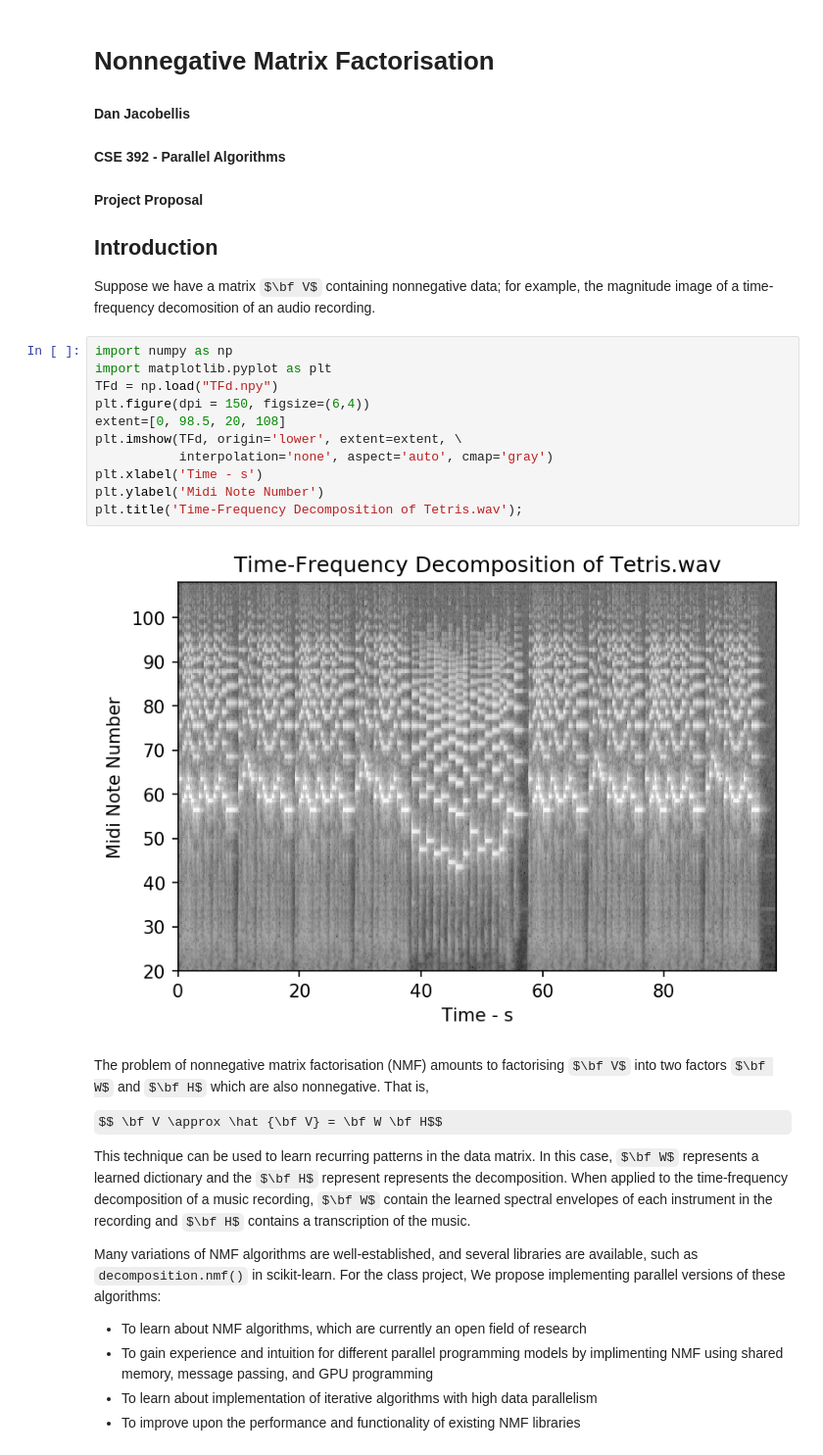
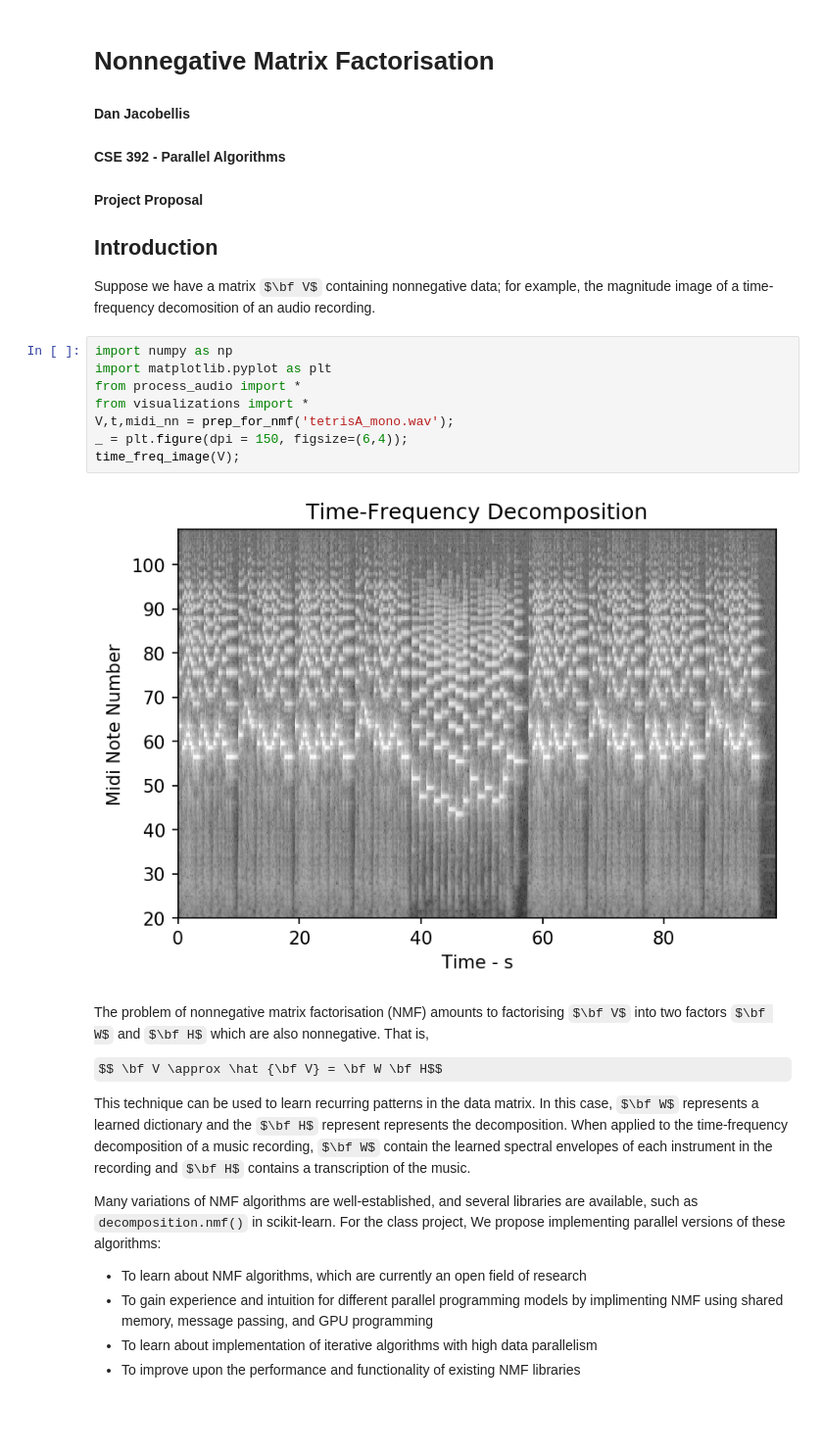
Before and after one commit to danjacobellis/parallel-nmf, a Jupyter notebook: proposal.ipynb, the cells around one changed output. Shown at 98% size. Drawn from its saved outputs; the diff is of its cells as text; some formulas as TeX source; blank space fills up the shorter version.

Commit message:
refactored code and added visualization of W and H

```diff
--- a/proposal.ipynb
+++ b/proposal.ipynb
@@ -6,19 +6,16 @@
 
 ## Introduction
 Suppose we have a matrix $\bf V$ containing nonnegative data; for example, the magnitude image of a time-frequency decomosition of an audio recording.
-# %%
-import numpy as np
-import matplotlib.pyplot as plt
-TFd = np.load("TFd.npy")
-plt.figure(dpi = 150, figsize=(6,4))
-extent=[0, 98.5, 20, 108]
-plt.imshow(TFd, origin='lower', extent=extent, \
-           interpolation='none', aspect='auto', cmap='gray')
-plt.xlabel('Time - s')
-plt.ylabel('Midi Note Number')
-plt.title('Time-Frequency Decomposition of Tetris.wav');
-# %% [output]
-[figure, removed]
+# %%
+import numpy as np
+import matplotlib.pyplot as plt
+from process_audio import *
+from visualizations import *
+V,t,midi_nn = prep_for_nmf('tetrisA_mono.wav');
+_ = plt.figure(dpi = 150, figsize=(6,4));
+time_freq_image(V);
+# %% [output]
+[figure, added]
 # %% [markdown]
  The problem of nonnegative matrix factorisation (NMF) amounts to factorising $\bf V$ into two factors $\bf W$ and $\bf H$ which are also nonnegative. That is,
 
```
Also changed, not shown: parts of 6 cells of this notebook, 3 other files.
